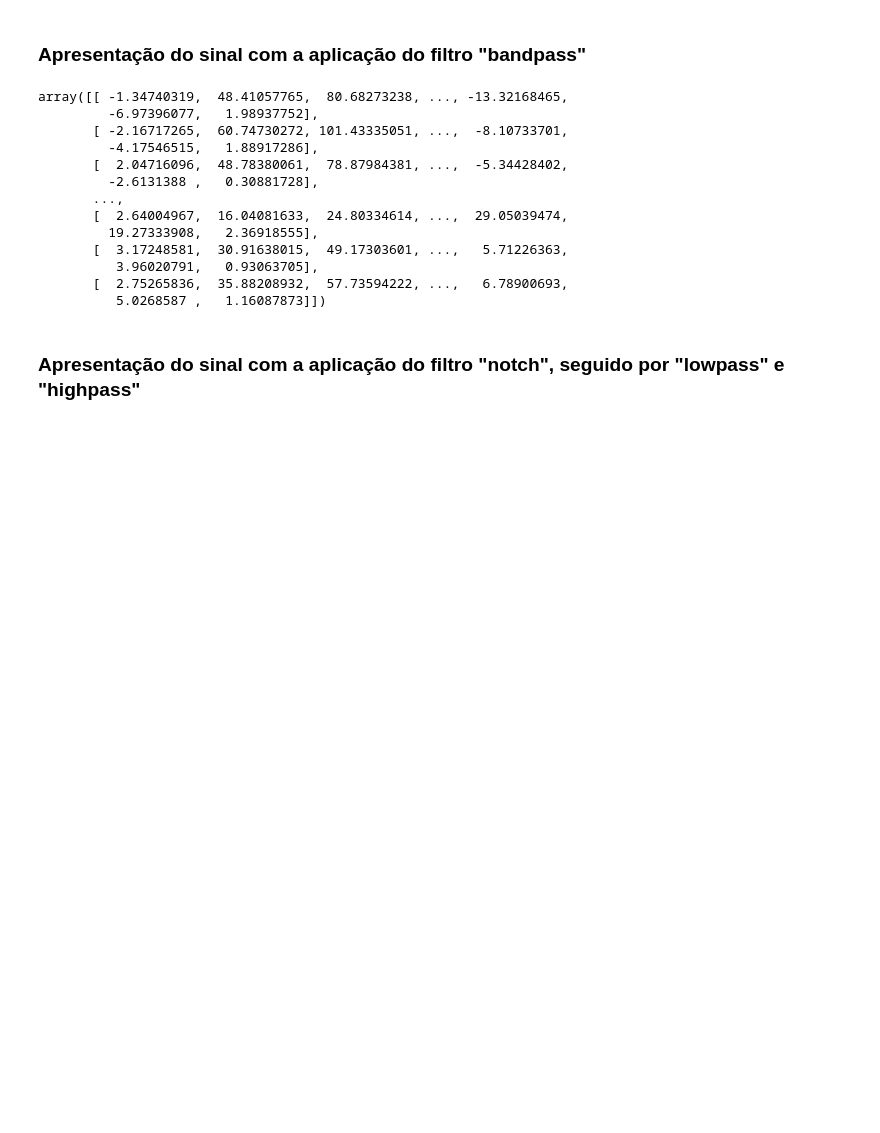
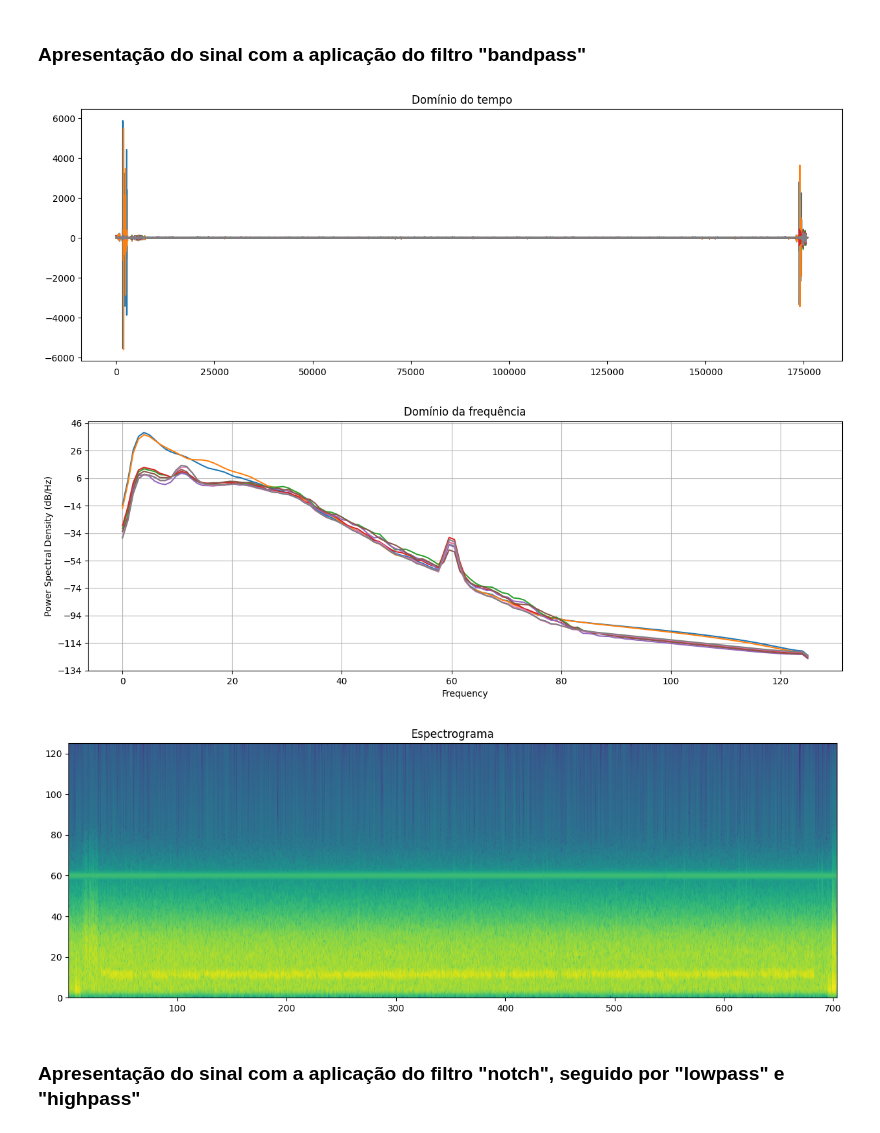
Before and after one commit to alescrocaro/tutoriais, a Jupyter notebook: EEG_Rhythms/preprocessing.ipynb, the cells around one changed output. Cells and saved outputs as stored; diff of their text form; code cells hidden in the pictures; blank space fills up the shorter version.

```diff
--- a/EEG_Rhythms/preprocessing.ipynb
+++ b/EEG_Rhythms/preprocessing.ipynb
@@ -174,23 +166,15 @@ array([[ 45996.95676169,  46075.10201599,  46157.11770934, ...,
 ### Apresentação do sinal com a aplicação do filtro "bandpass"
 # %%
 # ToDo: aplicar filtro em um dado com cópia profunda
-cpData = cp(X)
+X_f = cp(X)
 
-butter_bandpass(cpData, 5, 35)
+X_f = butter_bandpass(X_f, 3., 30.)
+
+print_graphs(X_f)
 # %% [output]
-array([[ -1.34740319,  48.41057765,  80.68273238, ..., -13.32168465,
-         -6.97396077,   1.98937752],
-       [ -2.16717265,  60.74730272, 101.43335051, ...,  -8.10733701,
-         -4.17546515,   1.88917286],
-       [  2.04716096,  48.78380061,  78.87984381, ...,  -5.34428402,
-         -2.6131388 ,   0.30881728],
-       ...,
-       [  2.64004967,  16.04081633,  24.80334614, ...,  29.05039474,
-         19.27333908,   2.36918555],
-       [  3.17248581,  30.91638015,  49.17303601, ...,   5.71226363,
-          3.96020791,   0.93063705],
-       [  2.75265836,  35.88208932,  57.73594222, ...,   6.78900693,
-          5.0268587 ,   1.16087873]])
+[figure, added]
+[figure, added]
+[figure, added]
 # %% [markdown]
 ### Apresentação do sinal com a aplicação do filtro "notch", seguido por "lowpass" e "highpass"
 # %%
```
Also changed, not shown: parts of 6 cells of this notebook, 1 other file.
